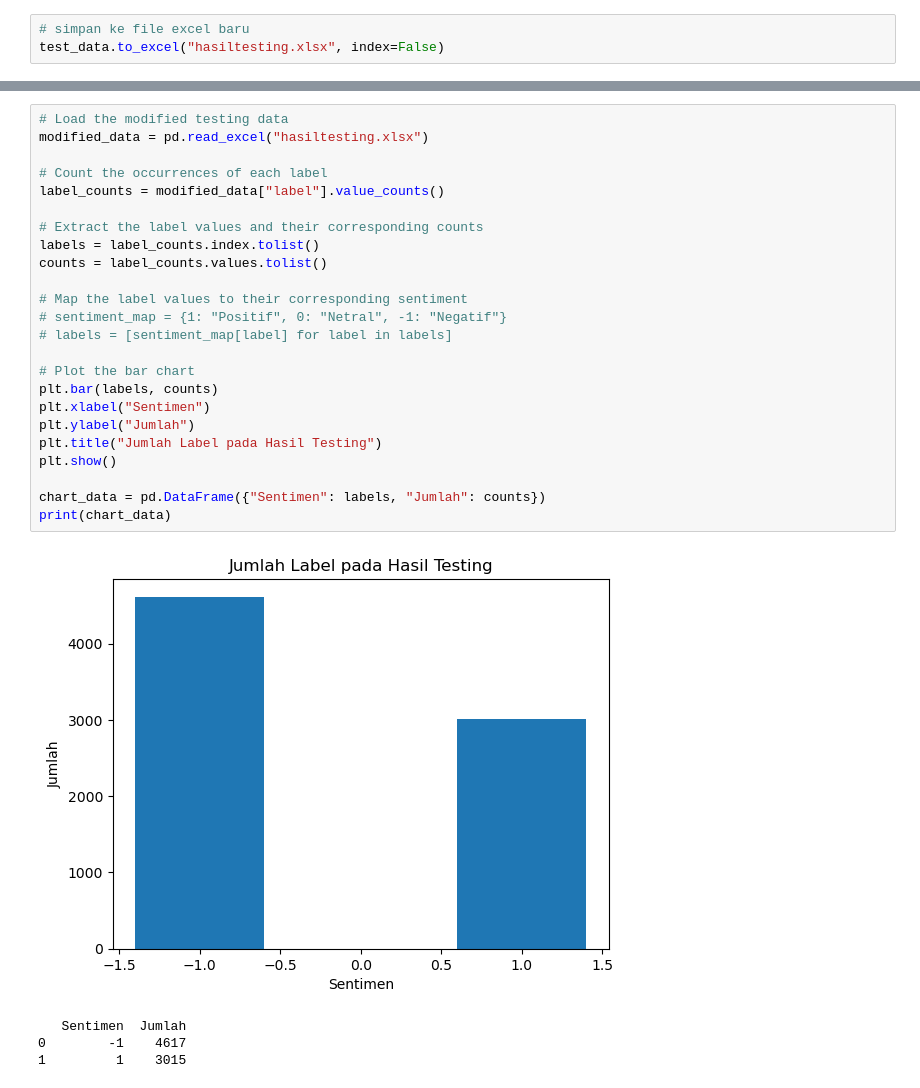
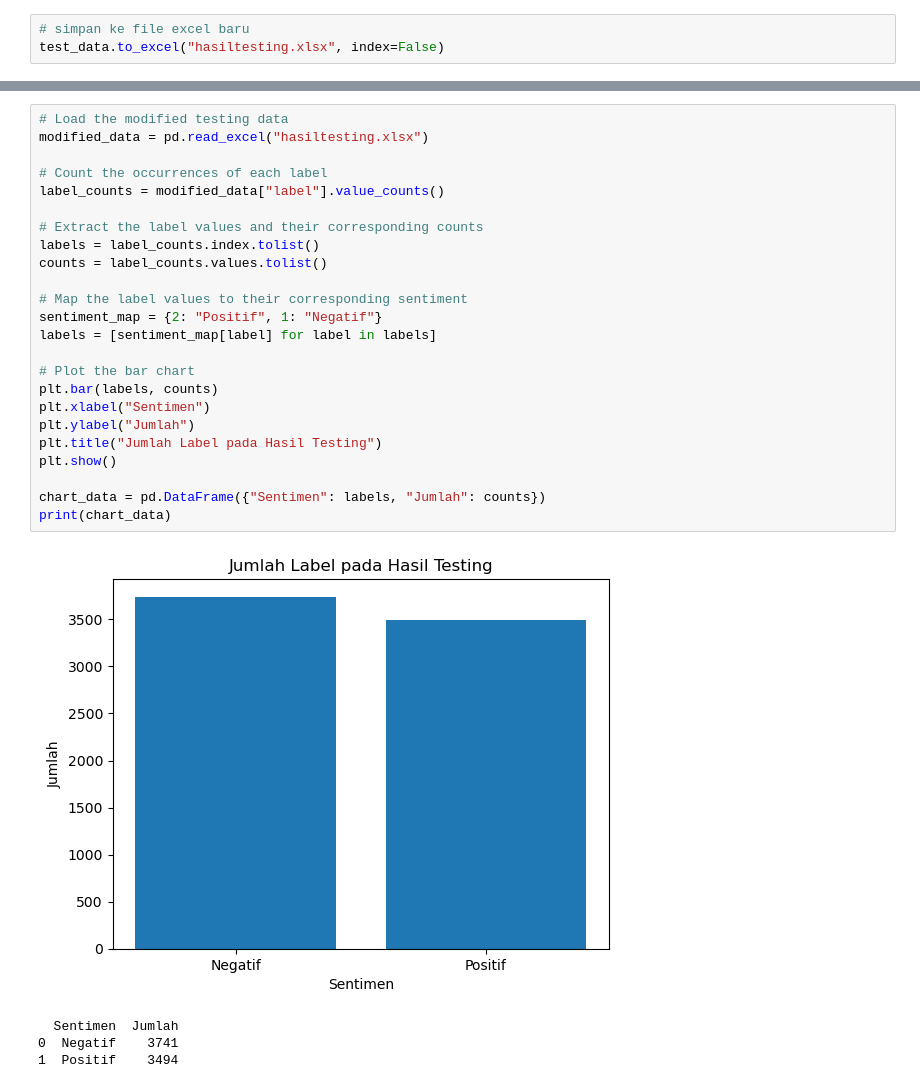
Before and after one commit to miasetya12/Big-Data, a Jupyter notebook: 04. Model Naivebayes.ipynb, the cells around one changed output, grey strips where cells are left out. Drawn from its saved outputs; the diff is of its cells as text.

```diff
--- a/04. Model Naivebayes.ipynb
+++ b/04. Model Naivebayes.ipynb
@@ -206,32 +208,32 @@ plt.show()
 # %%
 # Load the modified testing data
 modified_data = pd.read_excel("hasiltesting.xlsx")
 
 # Count the occurrences of each label
 label_counts = modified_data["label"].value_counts()
 
 # Extract the label values and their corresponding counts
 labels = label_counts.index.tolist()
 counts = label_counts.values.tolist()
 
 # Map the label values to their corresponding sentiment
-# sentiment_map = {1: "Positif", 0: "Netral", -1: "Negatif"}
-# labels = [sentiment_map[label] for label in labels]
+sentiment_map = {2: "Positif", 1: "Negatif"}
+labels = [sentiment_map[label] for label in labels]
 
 # Plot the bar chart
 plt.bar(labels, counts)
 plt.xlabel("Sentimen")
 plt.ylabel("Jumlah")
 plt.title("Jumlah Label pada Hasil Testing")
 plt.show()
 
 chart_data = pd.DataFrame({"Sentimen": labels, "Jumlah": counts})
 print(chart_data)
 # %% [output]
-[figure, old version]
+[figure, new version]
-   Sentimen  Jumlah
-0        -1    4617
-1         1    3015
+  Sentimen  Jumlah
+0  Negatif    3741
+1  Positif    3494
 # %%
 # Memuat data dari Excel file
 df = pd.read_excel("hasiltesting.xlsx")
```
Also changed, not shown: parts of 12 cells of this notebook, 22 other files.
